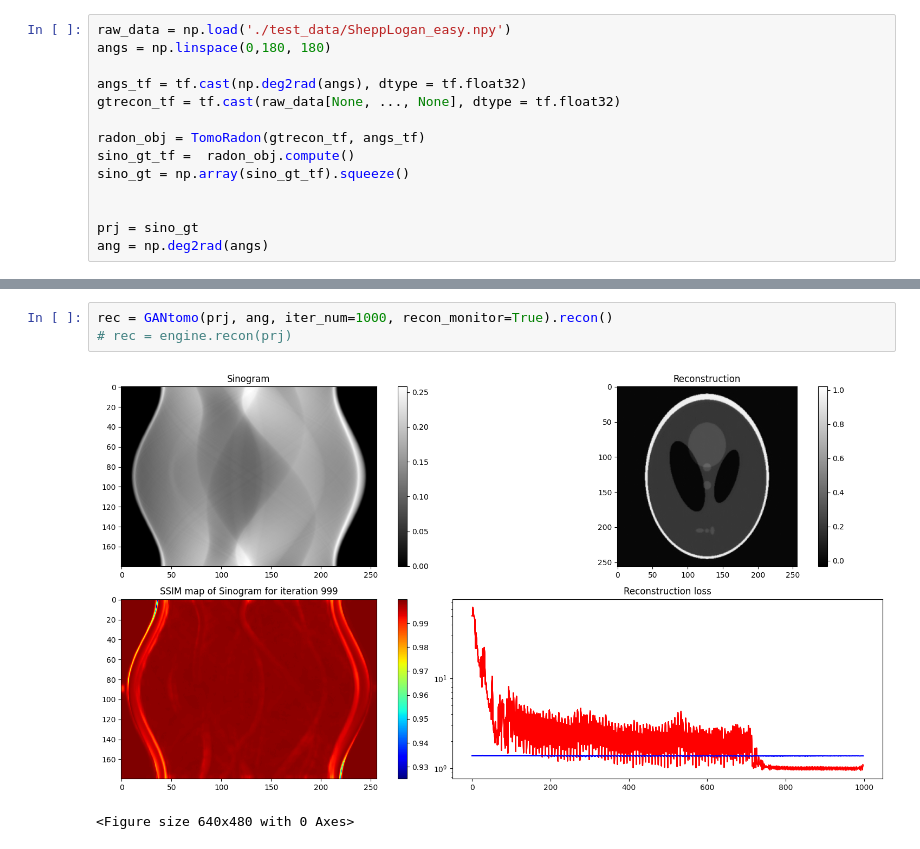
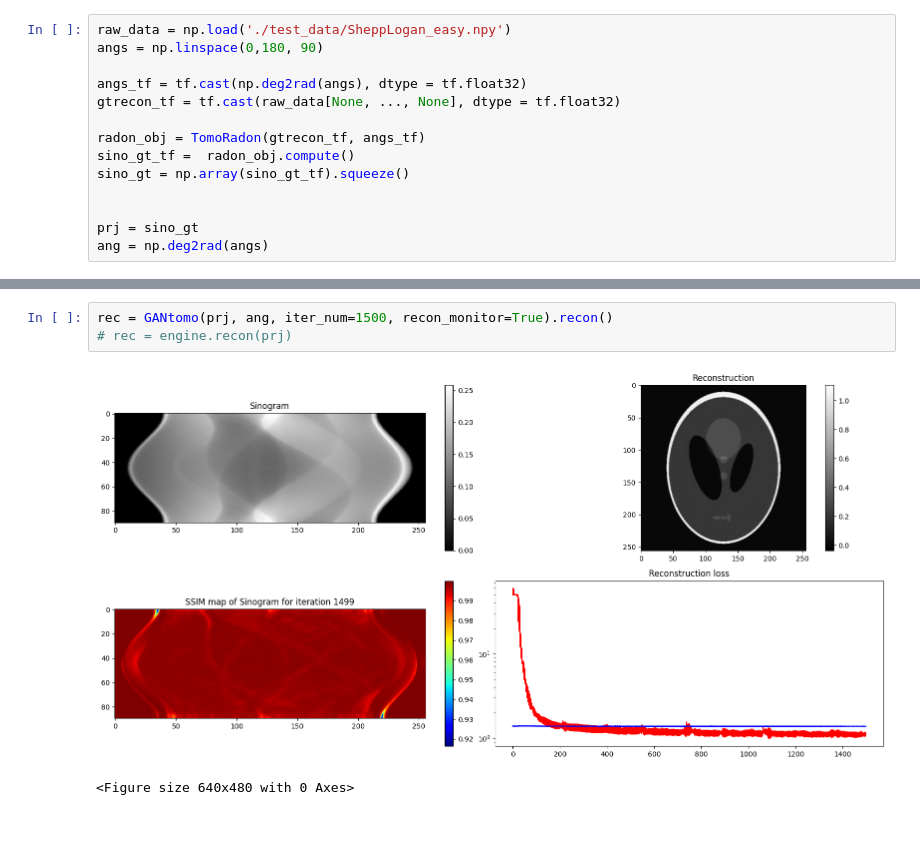
Before and after one commit to manivalleti/ganrec, a Jupyter notebook: examples/shepplogan_tf.ipynb, the cells around one changed output, grey strips where cells are left out. Drawn from its saved outputs; the diff is of its cells as text.

```diff
--- a/examples/shepplogan_tf.ipynb
+++ b/examples/shepplogan_tf.ipynb
@@ -20,6 +13,6 @@ To enable the following instructions: AVX2 FMA, in other operations, rebuild Ten
 # %%
 raw_data = np.load('./test_data/SheppLogan_easy.npy')
-angs = np.linspace(0,180, 180)
+angs = np.linspace(0,180, 90)
 
 angs_tf = tf.cast(np.deg2rad(angs), dtype = tf.float32)
 gtrecon_tf = tf.cast(raw_data[None, ..., None], dtype = tf.float32)
@@ -37,8 +27,8 @@ ang = np.deg2rad(angs)
 # %%
-rec = GANtomo(prj, ang, iter_num=1000, recon_monitor=True).recon()
+rec = GANtomo(prj, ang, iter_num=1500, recon_monitor=True).recon()
 # rec = engine.recon(prj)
 # %% [output]
-[figure, old version]
+[figure, new version]
 <Figure size 640x480 with 0 Axes>
 # %%
 fig, ax = plt.subplots(ncols = 3, figsize = (15,5))
```
Also changed, not shown: parts of 3 cells of this notebook, 1 other file.
